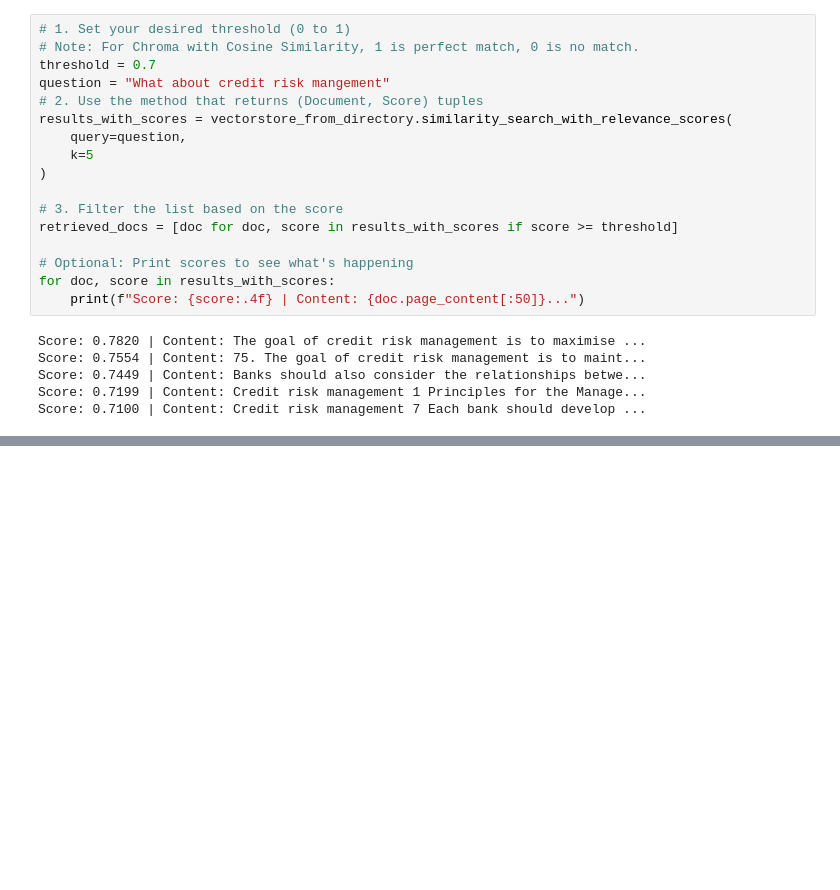
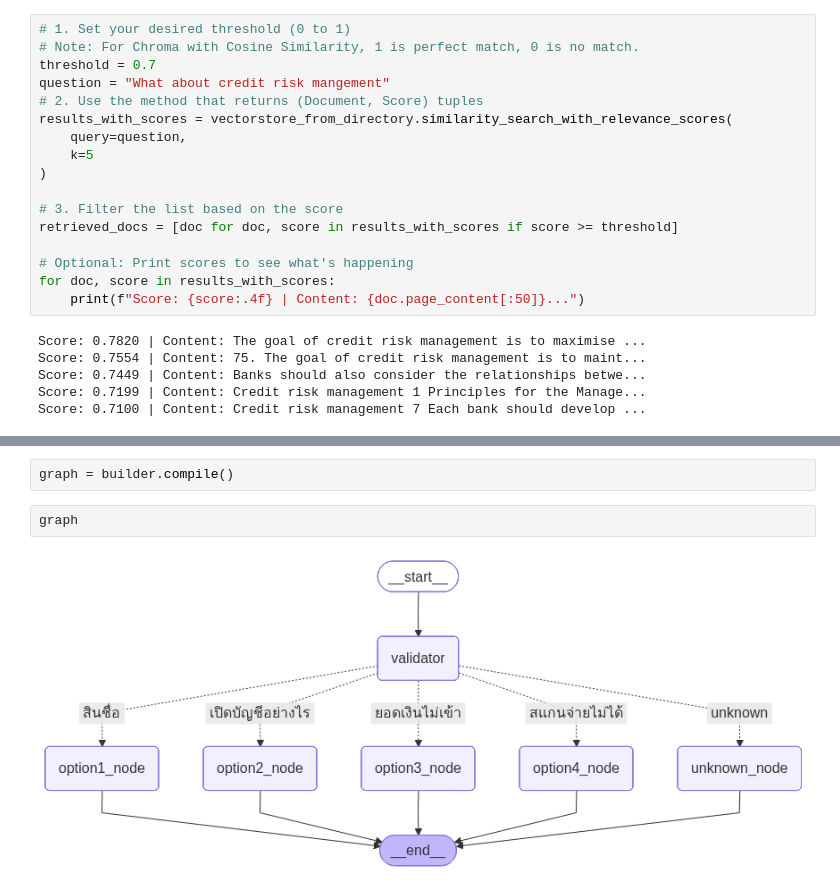
Before and after one commit to polarbearpppp/ttb-assignment-chatbot, a Jupyter notebook: ragds.ipynb, the cells around one changed output, grey strips where cells are left out. Saved outputs shown, nothing was run; the diff lists cells and outputs as text; blank space fills up the shorter version.

```diff
--- a/ragds.ipynb
+++ b/ragds.ipynb
@@ -293,0 +280,6 @@ builder.add_edge("unknown_node", END)
+# %%
+graph = builder.compile()
+# %%
+graph
+# %% [output]
+[figure, added]
```
Also changed, not shown: parts of 5 cells of this notebook, 2 other files.
